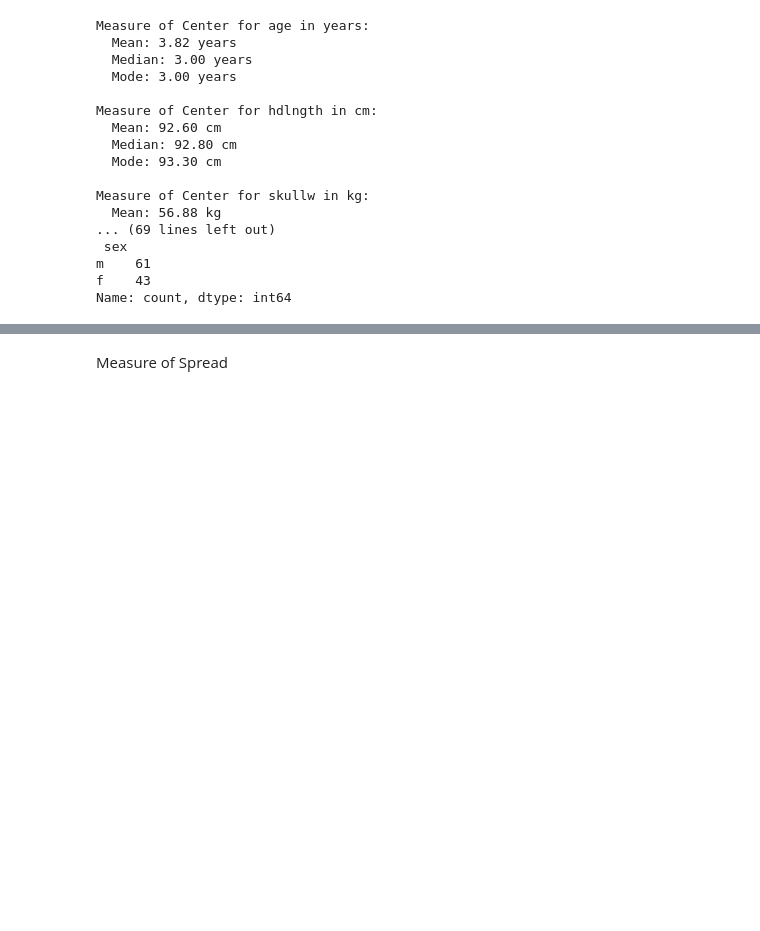
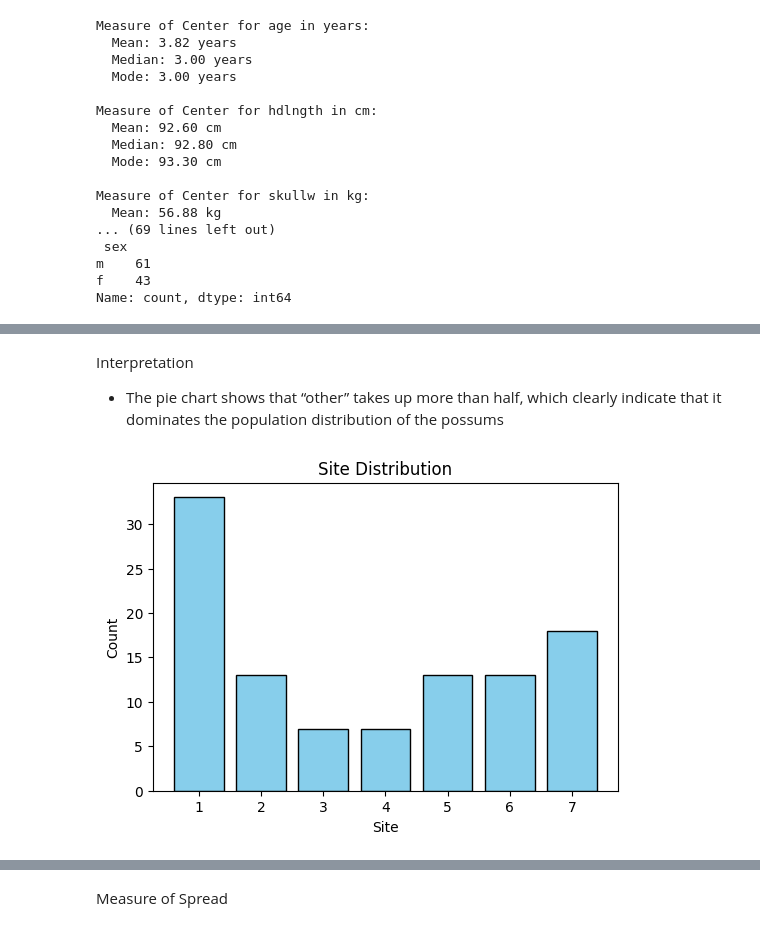
Before and after one commit to cheryvmak/Weekly_Task, a Jupyter notebook: Week_8/Day_3/class_task_8.ipynb, the cells around one changed output, grey strips where cells are left out. Saved outputs shown, nothing was run; the diff lists cells and outputs as text; code cells hidden in the pictures; blank space fills up the shorter version.

```diff
--- a/Week_8/Day_3/class_task_8.ipynb
+++ b/Week_8/Day_3/class_task_8.ipynb
@@ -182,0 +363,16 @@ Name: count, dtype: int64
+# %% [markdown]
+Interpretation
+
+* The pie chart shows that “other” takes up more than half, which clearly indicate that it dominates the population distribution of the possums
+# %%
+counts = df['site'].value_counts()
+
+plt.figure(figsize=(6,4))
+plt.bar(counts.index, counts.values, color='skyblue', edgecolor='black')
+
+plt.title("Site Distribution")
+plt.xlabel("Site")
+plt.ylabel("Count")
+plt.show()
+# %% [output]
+[figure, added]
```
Also changed, not shown: parts of 43 cells of this notebook, 1 other file.
